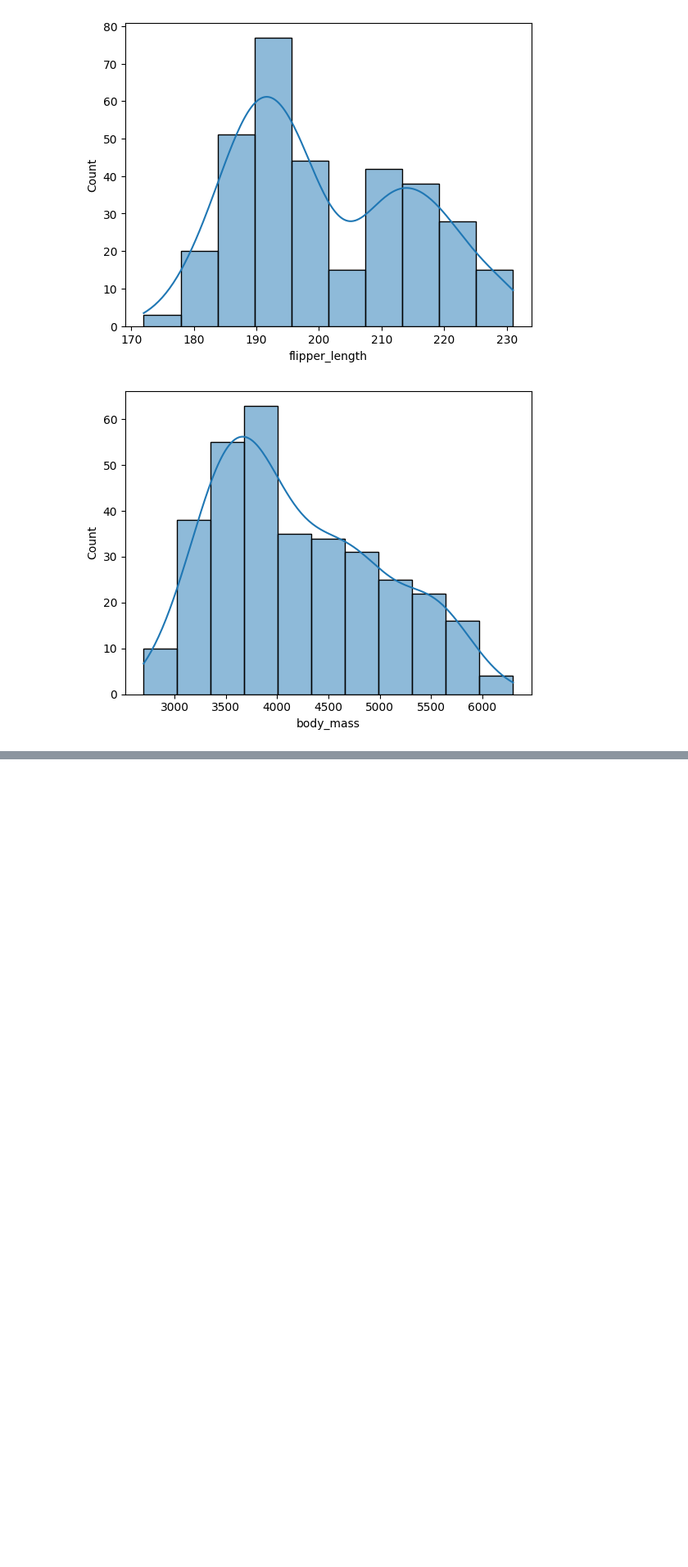
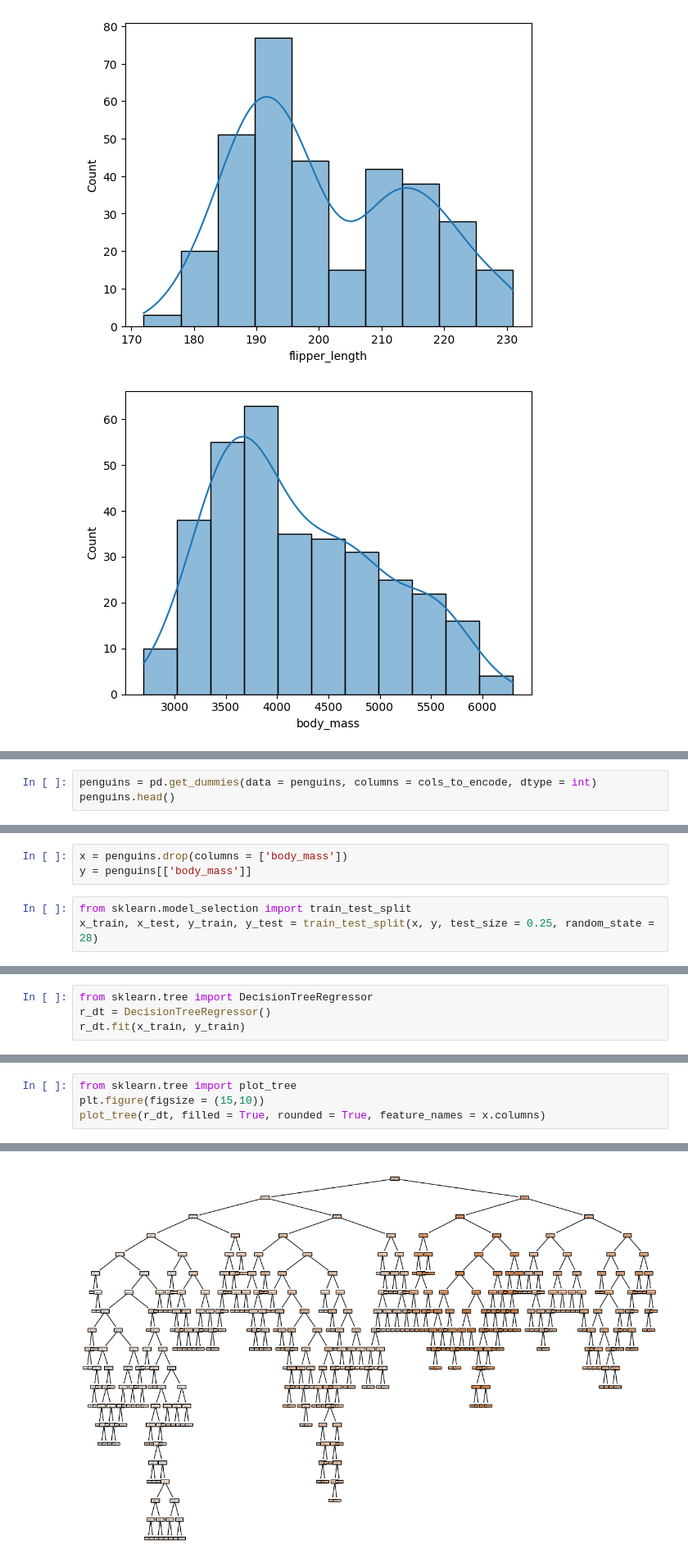
Before and after one commit to noo-nine/Machine-Learning, a Jupyter notebook: Regression_Trees.ipynb, the cells around one changed output, grey strips where cells are left out. Shown: that part at 82% size. Drawn from its saved outputs; the diff is of its cells as text; blank space fills up the shorter version.

```diff
--- a/Regression_Trees.ipynb
+++ b/Regression_Trees.ipynb
@@ -136,0 +156,3 @@ for feature in num_features:
+# %%
+penguins = pd.get_dummies(data = penguins, columns = cols_to_encode, dtype = int)
+penguins.head()
@@ -136,0 +198,6 @@ for feature in num_features:
+# %%
+x = penguins.drop(columns = ['body_mass'])
+y = penguins[['body_mass']]
+# %%
+from sklearn.model_selection import train_test_split
+x_train, x_test, y_train, y_test = train_test_split(x, y, test_size = 0.25, random_state = 28)
@@ -136,0 +206,4 @@ for feature in num_features:
+# %%
+from sklearn.tree import DecisionTreeRegressor
+r_dt = DecisionTreeRegressor()
+r_dt.fit(x_train, y_train)
@@ -136,0 +221,5 @@ for feature in num_features:
+# %%
+from sklearn.tree import plot_tree
+plt.figure(figsize = (15,10))
+plot_tree(r_dt, filled = True, rounded = True, feature_names = x.columns)
+# %% [output]
@@ -136,0 +243 @@ for feature in num_features:
+[figure, added]
```
Also changed, not shown: parts of 29 cells of this notebook.
